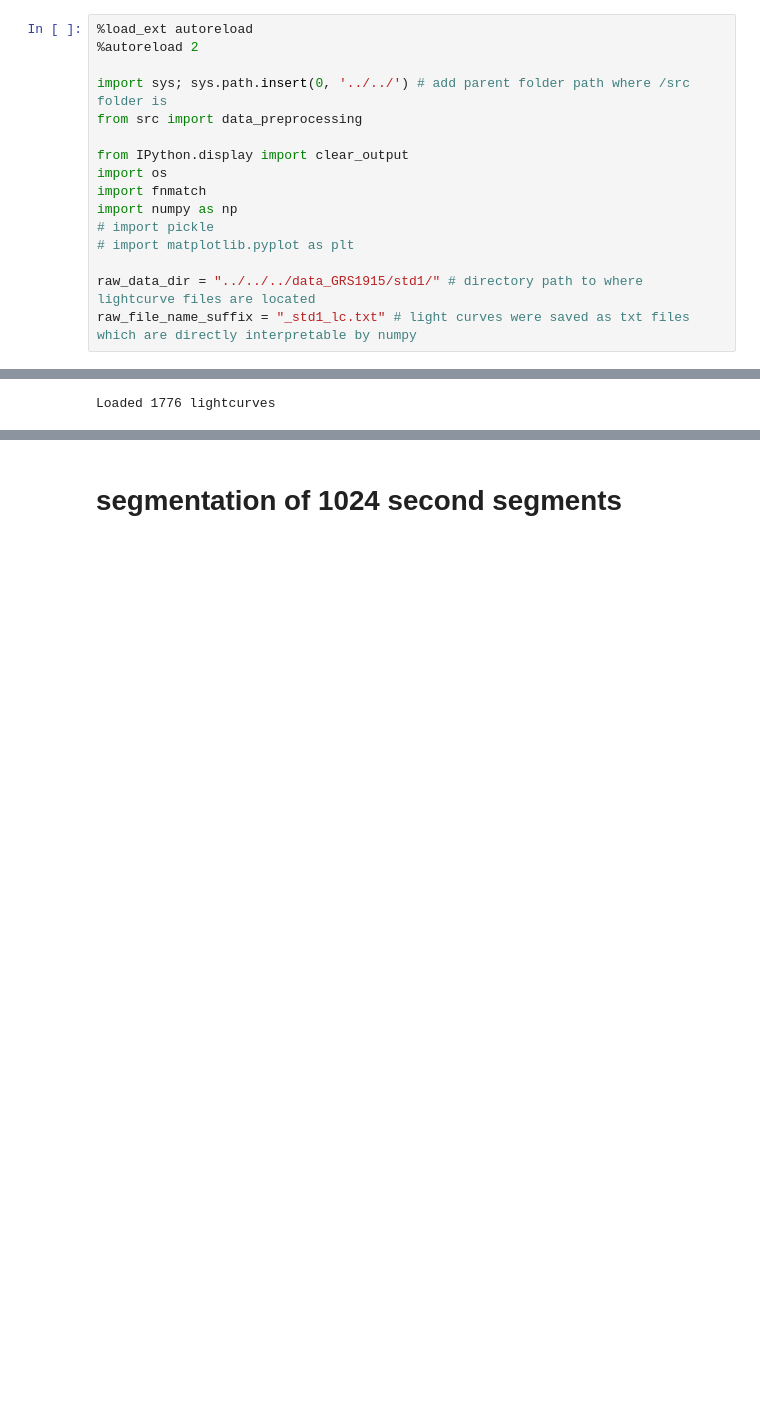
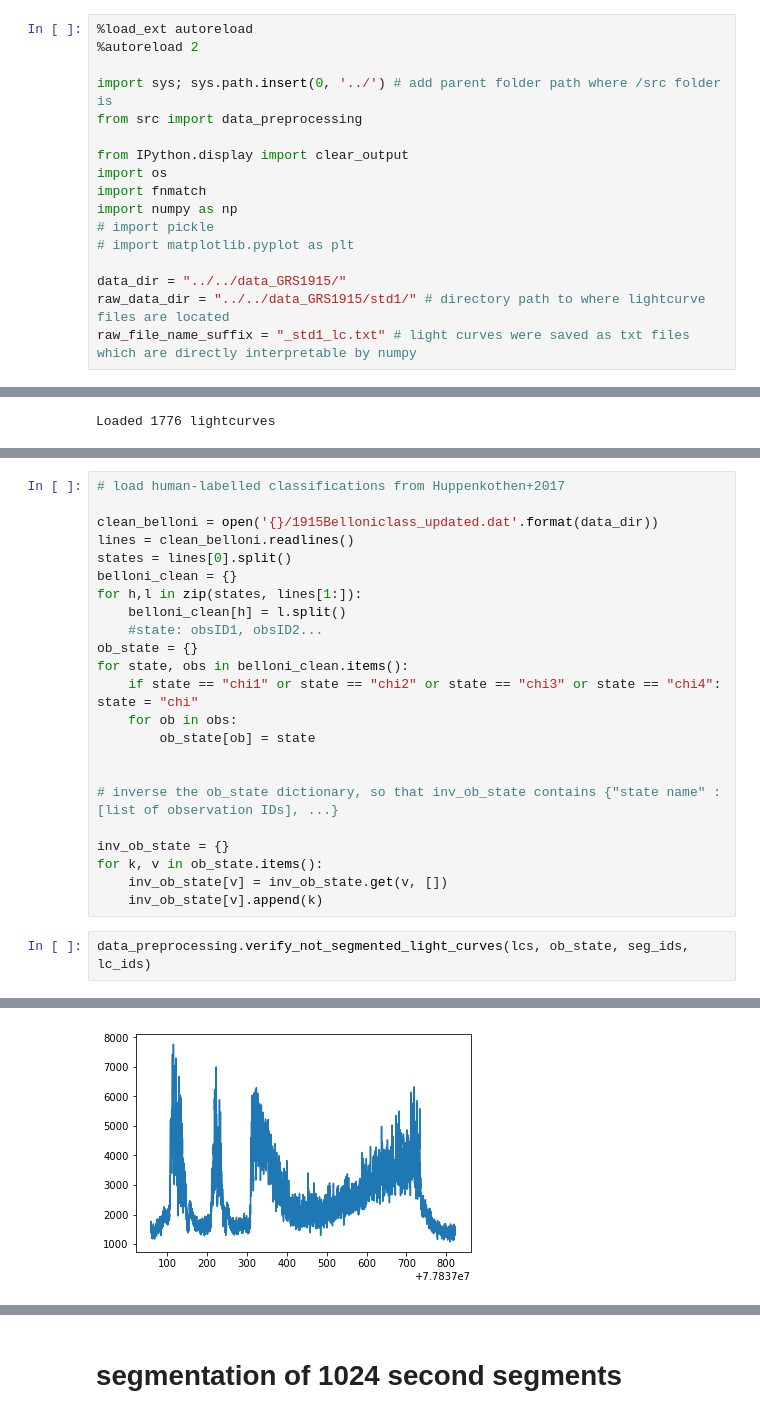
Before and after one commit to jorwatkapola/autoencoders-GRS-1915, a Jupyter notebook: notebooks/Huppenkothen_comparison/data_preprocessing.ipynb, the cells around one changed output, grey strips where cells are left out. Saved outputs shown, nothing was run; the diff lists cells and outputs as text; blank space fills up the shorter version.

Commit message:
added a function to verify that all compatible light curves were segmented

```diff
--- a/notebooks/Huppenkothen_comparison/data_preprocessing.ipynb
+++ b/notebooks/Huppenkothen_comparison/data_preprocessing.ipynb
@@ -10,7 +12,7 @@ In order to reduce the amount of generated data, the 1024 s segments created wit
 %load_ext autoreload
 %autoreload 2
 
-import sys; sys.path.insert(0, '../../') # add parent folder path where /src folder is
+import sys; sys.path.insert(0, '../') # add parent folder path where /src folder is
 from src import data_preprocessing
 
 from IPython.display import clear_output
@@ -20,5 +22,6 @@ import numpy as np
 # import pickle
 # import matplotlib.pyplot as plt
 
-raw_data_dir = "../../../data_GRS1915/std1/" # directory path to where lightcurve files are located
+data_dir = "../../data_GRS1915/"
+raw_data_dir = "../../data_GRS1915/std1/" # directory path to where lightcurve files are located
 raw_file_name_suffix = "_std1_lc.txt" # light curves were saved as txt files which are directly interpretable by numpy
@@ -79,0 +80,26 @@ Prepared 10614 segments.
+# %%
+# load human-labelled classifications from Huppenkothen+2017
+
+clean_belloni = open('{}/1915Belloniclass_updated.dat'.format(data_dir))
+lines = clean_belloni.readlines()
+states = lines[0].split()
+belloni_clean = {}
+for h,l in zip(states, lines[1:]):
+    belloni_clean[h] = l.split()
+    #state: obsID1, obsID2...
+ob_state = {}
+for state, obs in belloni_clean.items():
+    if state == "chi1" or state == "chi2" or state == "chi3" or state == "chi4": state = "chi"
+    for ob in obs:
+        ob_state[ob] = state
+
+
+# inverse the ob_state dictionary, so that inv_ob_state contains {"state name" : [list of observation IDs], ...}
+
+inv_ob_state = {}
+for k, v in ob_state.items():
+    inv_ob_state[v] = inv_ob_state.get(v, [])
+    inv_ob_state[v].append(k)
+# %%
+data_preprocessing.verify_not_segmented_light_curves(lcs, ob_state, seg_ids, lc_ids)
+# %% [output]
@@ -79,0 +107 @@ Prepared 10614 segments.
+[figure, added]
```
Also changed, not shown: parts of 33 cells of this notebook, 1 other file.
